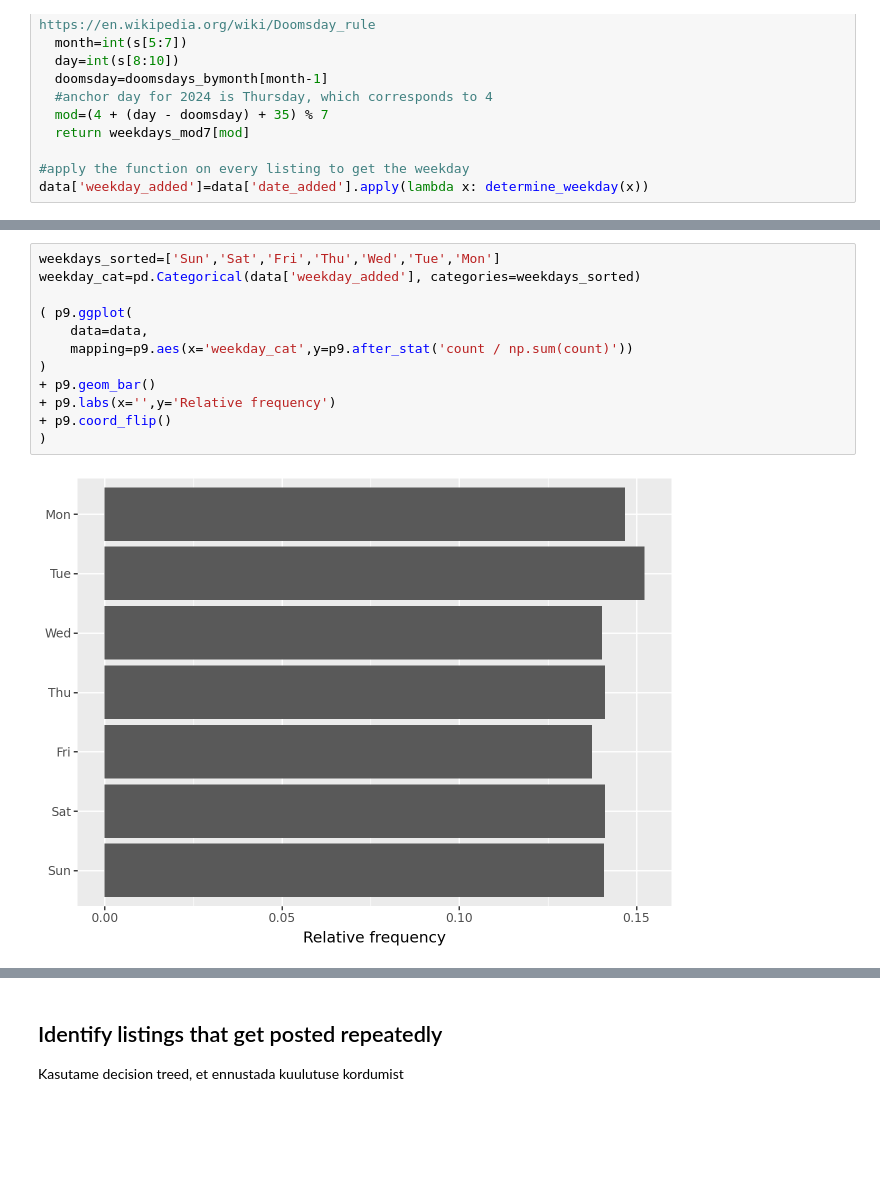
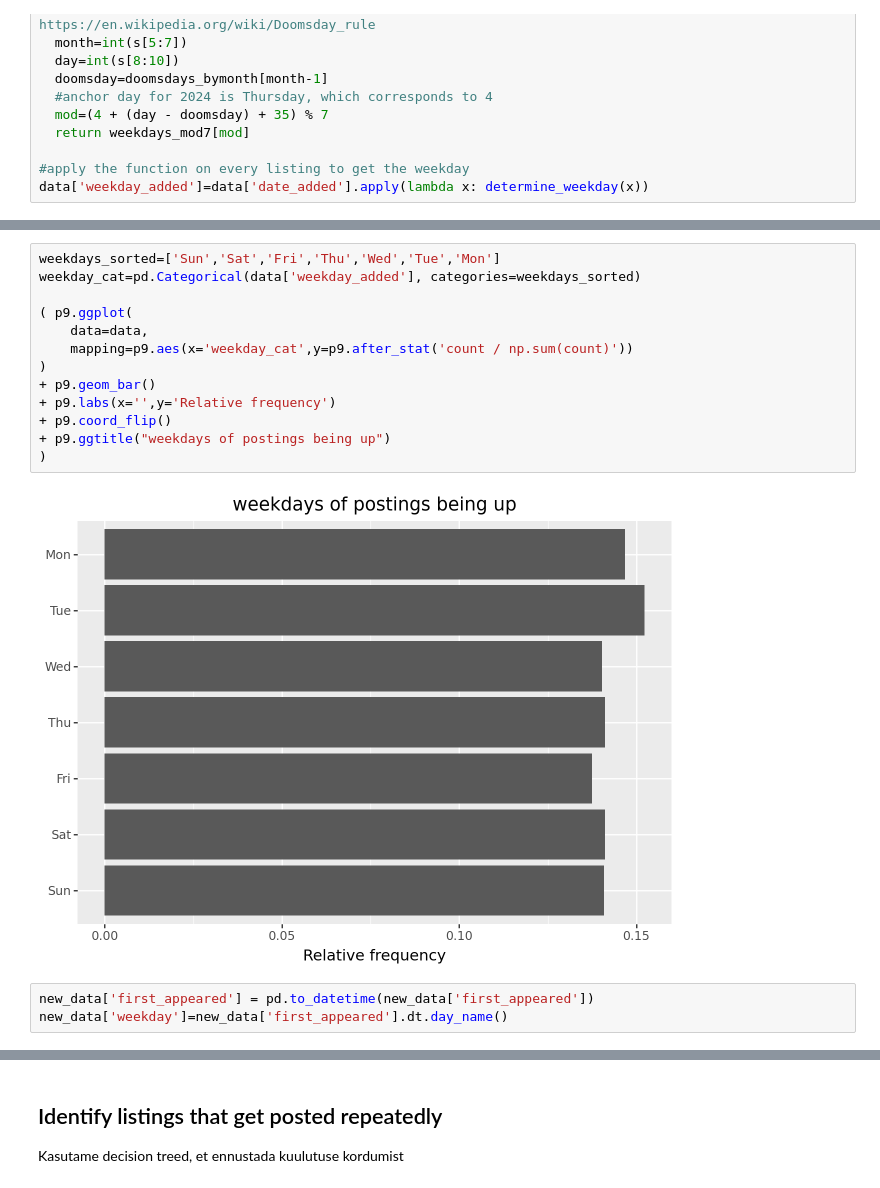
Before and after one commit to m2ger2020/listings, a Jupyter notebook: projekt.ipynb, the cells around one changed output, grey strips where cells are left out. Drawn from its saved outputs; the diff is of its cells as text; blank space fills up the shorter version.

```diff
--- a/projekt.ipynb
+++ b/projekt.ipynb
@@ -221,14 +255,18 @@ data['weekday_added']=data['date_added'].apply(lambda x: determine_weekday(x))
 # %%
 weekdays_sorted=['Sun','Sat','Fri','Thu','Wed','Tue','Mon']
 weekday_cat=pd.Categorical(data['weekday_added'], categories=weekdays_sorted)
 
 ( p9.ggplot(
     data=data,
     mapping=p9.aes(x='weekday_cat',y=p9.after_stat('count / np.sum(count)'))
 )
 + p9.geom_bar()
 + p9.labs(x='',y='Relative frequency')
 + p9.coord_flip()
++ p9.ggtitle("weekdays of postings being up")
 )
 # %% [output]
-[figure, old version]
+[figure, new version]
+# %%
+new_data['first_appeared'] = pd.to_datetime(new_data['first_appeared'])
+new_data['weekday']=new_data['first_appeared'].dt.day_name()
```
Also changed, not shown: parts of 5 cells of this notebook.
